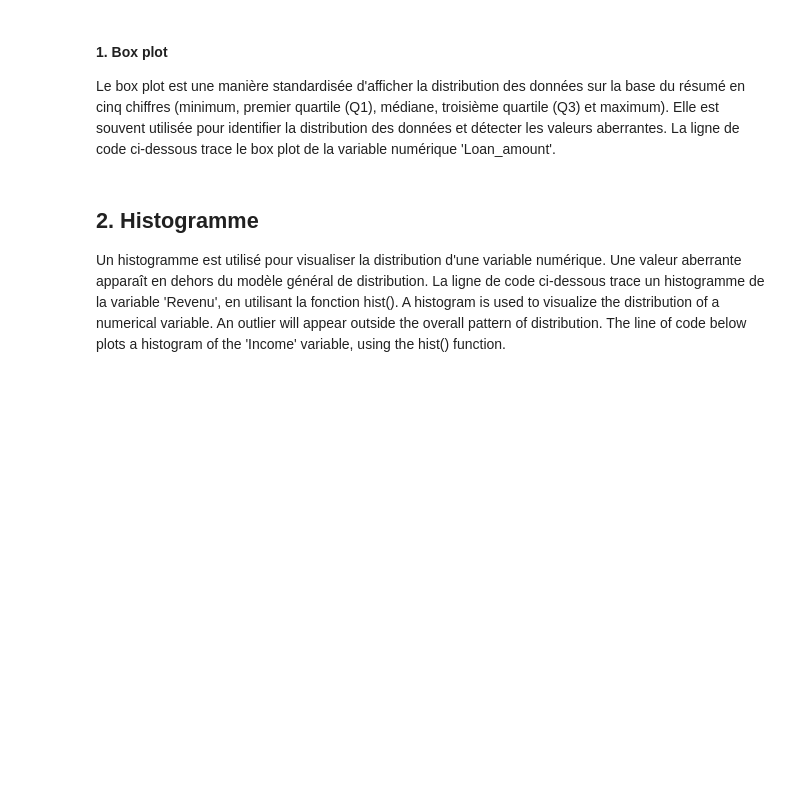
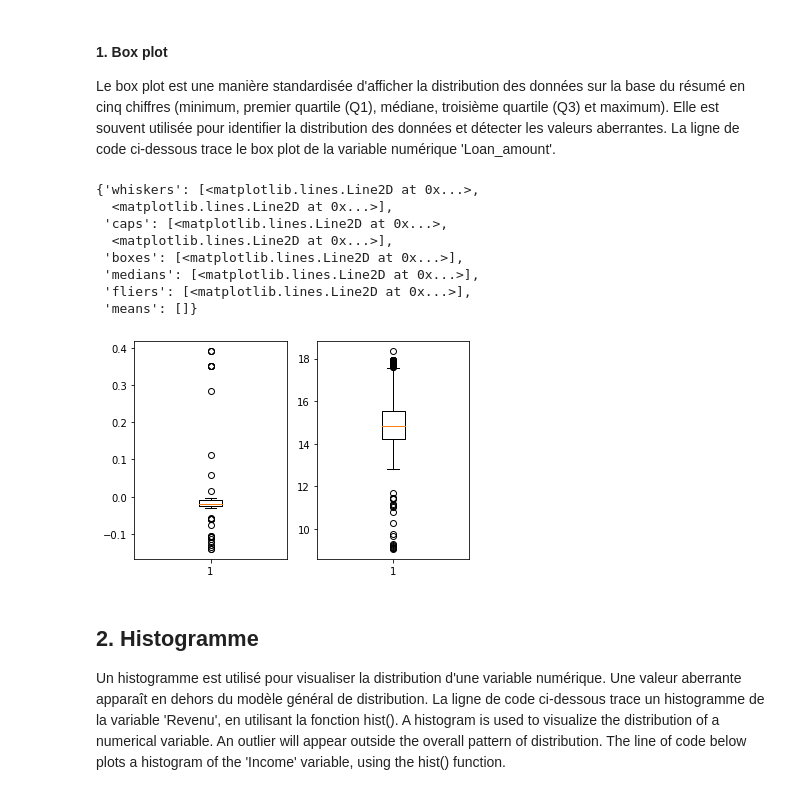
Before and after one commit to agnes-riviere/MOLONARI_1D_RESOURCES, a Jupyter notebook: Students/Felix-Camilo/data-cleaning-Chengfeng(Felix),Camilo_new.ipynb, the cells around one changed output. Drawn from its saved outputs; the diff is of its cells as text; code cells hidden in the pictures; blank space fills up the shorter version.

```diff
--- a/Students/Felix-Camilo/data-cleaning-Chengfeng(Felix),Camilo_new.ipynb
+++ b/Students/Felix-Camilo/data-cleaning-Chengfeng(Felix),Camilo_new.ipynb
@@ -14,9 +14,9 @@ import seaborn as sns
 import datetime
 
 # read in our data
-capteur_riviere = pd.read_csv("./sampling_points/Point034/point034_P_measures.csv",header=1)
-capteur_ZH = pd.read_csv("./sampling_points/Point034/point034_T_measures.csv",header=1)
-etalonnage_capteur_riv = pd.read_csv("./configuration/pressure_sensors/P508.csv")
+capteur_riviere = pd.read_csv("../../sampling_points/Point034/point034_P_measures.csv",header=1)
+capteur_ZH = pd.read_csv("../../sampling_points/Point034/point034_T_measures.csv",header=1)
+etalonnage_capteur_riv = pd.read_csv("../../configuration/pressure_sensors/P508.csv")
 
 # set seed for reproducibility
 np.random.seed(0)
@@ -215,6 +209,20 @@ Nous allons commencer le processus de recherche des valeurs aberrantes en exécu
 #### 1. Box plot
 
 Le box plot est une manière standardisée d'afficher la distribution des données sur la base du résumé en cinq chiffres (minimum, premier quartile (Q1), médiane, troisième quartile (Q3) et maximum). Elle est souvent utilisée pour identifier la distribution des données et détecter les valeurs aberrantes. La ligne de code ci-dessous trace le box plot de la variable numérique 'Loan_amount'.
+# %%
+fig, axs = plt.subplots(1,2)
+axs[0].boxplot(capteur_riviere["charge_m"])
+axs[1].boxplot(capteur_riviere["temperature_stream_C"])
+# %% [output]
+{'whiskers': [<matplotlib.lines.Line2D at 0x...>,
+  <matplotlib.lines.Line2D at 0x...>],
+ 'caps': [<matplotlib.lines.Line2D at 0x...>,
+  <matplotlib.lines.Line2D at 0x...>],
+ 'boxes': [<matplotlib.lines.Line2D at 0x...>],
+ 'medians': [<matplotlib.lines.Line2D at 0x...>],
+ 'fliers': [<matplotlib.lines.Line2D at 0x...>],
+ 'means': []}
+[figure, added]
 # %% [markdown]
 ## 2. Histogramme
 
```
Also changed, not shown: parts of 5 cells of this notebook.
